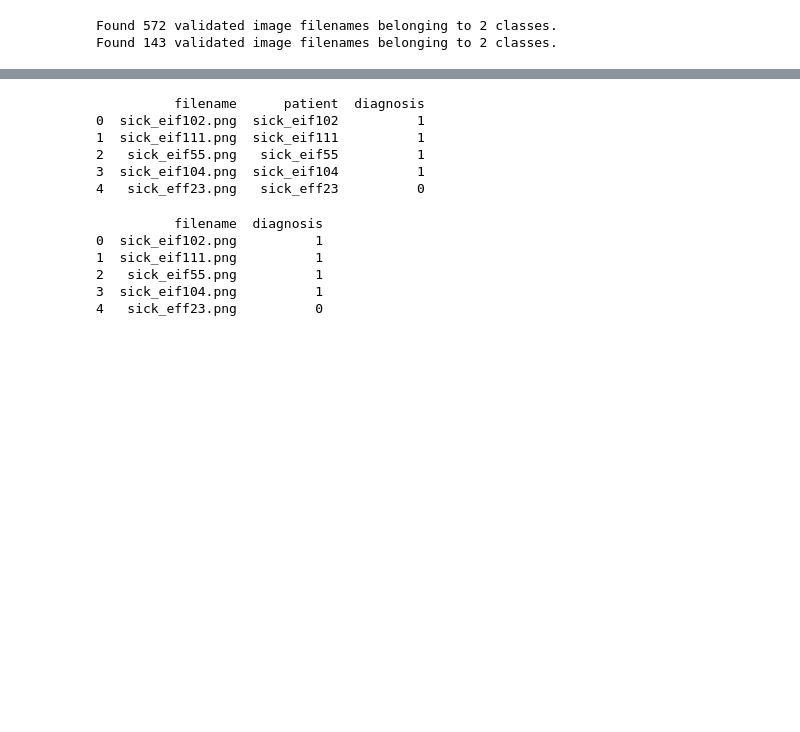
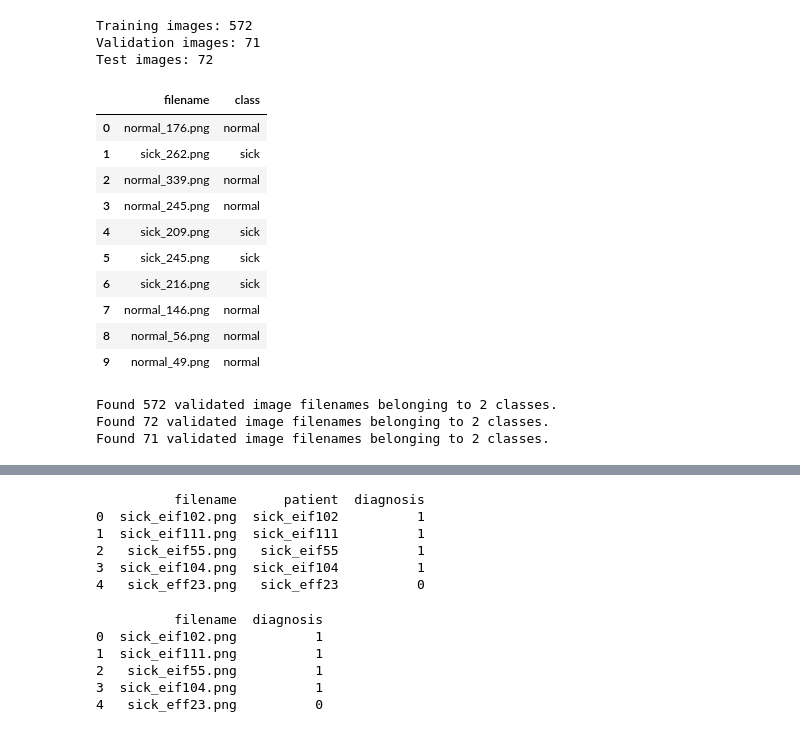
Before and after one commit to Codebmk/chest_opacity_image_classifier, a Jupyter notebook: index_dataset1.ipynb, the cells around one changed output, grey strips where cells are left out. Cells and saved outputs as stored; diff of their text form; code cells hidden in the pictures; blank space fills up the shorter version.

```diff
--- a/index_dataset1.ipynb
+++ b/index_dataset1.ipynb
@@ -78,5 +57,45 @@ Validation images: 143
+# %%
+import pandas as pd
+from sklearn.model_selection import train_test_split
+
+# generate list of corresponding classes using list comprehension
+classes = ["normal" if "normal" in name else "sick" for name in image_files]
+
+# create a dataframe with image names and classes
+data = pd.DataFrame({"filename": image_files, "class": classes})
+
+# save the dataframe as a csv file
+data.to_csv("data1.csv", index=False)
+
+# partition the data into training and validation sets
+train_data, test_and_valid_data = train_test_split(data, test_size=0.2, random_state=42)
+valid_data, test_data = train_test_split(test_and_valid_data, test_size=0.5, random_state=42)
+
+# print number of images in training and validation sets
+print("Training images:", len(train_data))
+print("Validation images:", len(valid_data))
+print("Test images:", len(test_data))
+# %% [output]
+Training images: 572
+Validation images: 71
+Test images: 72
+# %%
+data.head(10)
+# %% [output]
+|  | filename | class |
+| 0 | normal_176.png | normal |
+| 1 | sick_262.png | sick |
+| 2 | normal_339.png | normal |
+| 3 | normal_245.png | normal |
+| 4 | sick_209.png | sick |
+| 5 | sick_245.png | sick |
+| 6 | sick_216.png | sick |
+| 7 | normal_146.png | normal |
+| 8 | normal_56.png | normal |
+| 9 | normal_49.png | normal |
 # %%
 from tensorflow.keras import layers
+from tensorflow.keras.preprocessing.image import ImageDataGenerator
 
 # Create ImageDataGenerator with data augmentation
 train_datagen = ImageDataGenerator(
@@ -91,11 +110,11 @@ train_datagen = ImageDataGenerator(
 )
 
 # Create ImageDataGenerator without data augmentation
-valid_datagen = ImageDataGenerator(rescale=1./255)
+test_datagen = ImageDataGenerator(rescale=1./255)
 
 # Set batch size and image size
 batch_size = 32
-img_size = (256, 256)
+image_size = (420, 420)
 
 # Create generators from DataFrames
 train_generator = train_datagen.flow_from_dataframe(
@@ -103,23 +122,36 @@ train_generator = train_datagen.flow_from_dataframe(
     directory=directory,
     x_col='filename',
     y_col='class',
-    target_size=img_size,
+    target_size=image_size,
     batch_size=batch_size,
     class_mode='categorical'
 )
 
-valid_generator = valid_datagen.flow_from_dataframe(
+test_generator = test_datagen.flow_from_dataframe(
+    test_data,
+    directory=directory,
+    x_col='filename',
+    y_col='class',
+    target_size=image_size,
+    batch_size=batch_size,
+    shuffle=False,
+    class_mode='categorical'
+)
+
+valid_generator = test_datagen.flow_from_dataframe(
     valid_data,
     directory=directory,
     x_col='filename',
     y_col='class',
-    target_size=img_size,
+    target_size=image_size,
     batch_size=batch_size,
+    shuffle=False,
     class_mode='categorical'
 )
 # %% [output]
 Found 572 validated image filenames belonging to 2 classes.
-Found 143 validated image filenames belonging to 2 classes.
+Found 72 validated image filenames belonging to 2 classes.
+Found 71 validated image filenames belonging to 2 classes.
 # %%
 from tensorflow.keras.models import Sequential
 from tensorflow.keras.layers import Conv2D, MaxPooling2D, Flatten, Dense, Dropout
```
Also changed, not shown: parts of 21 cells of this notebook, 2 other files.
